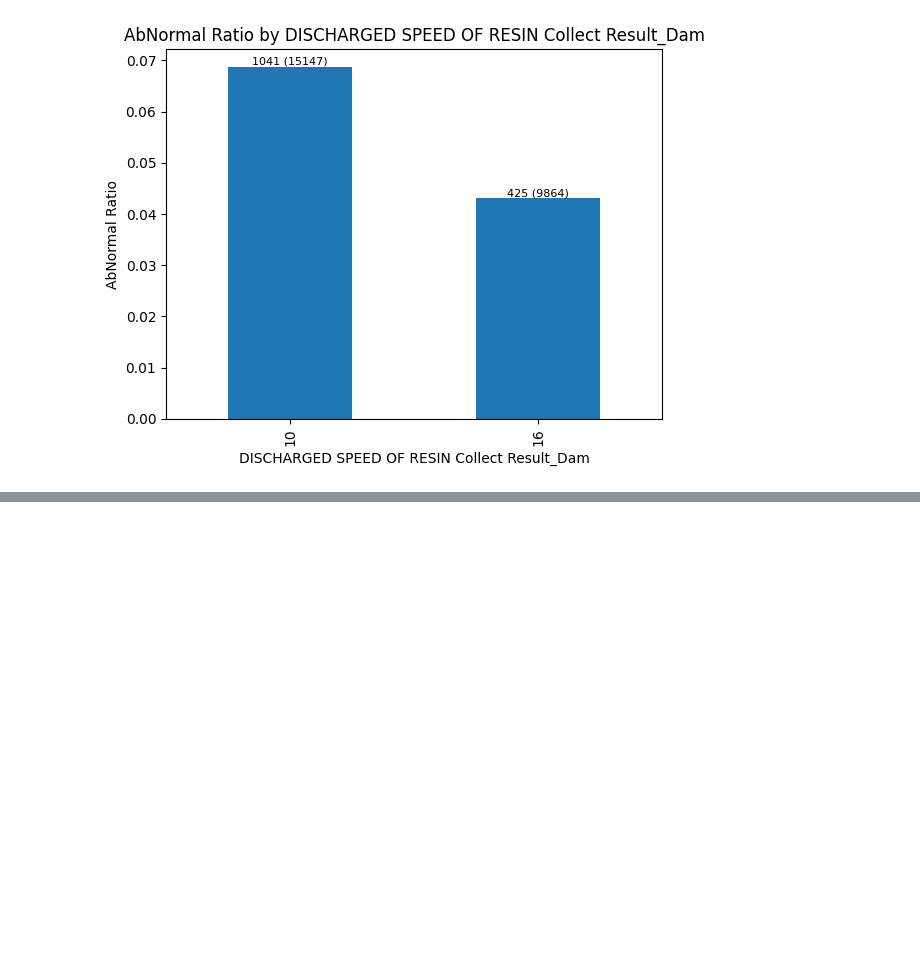
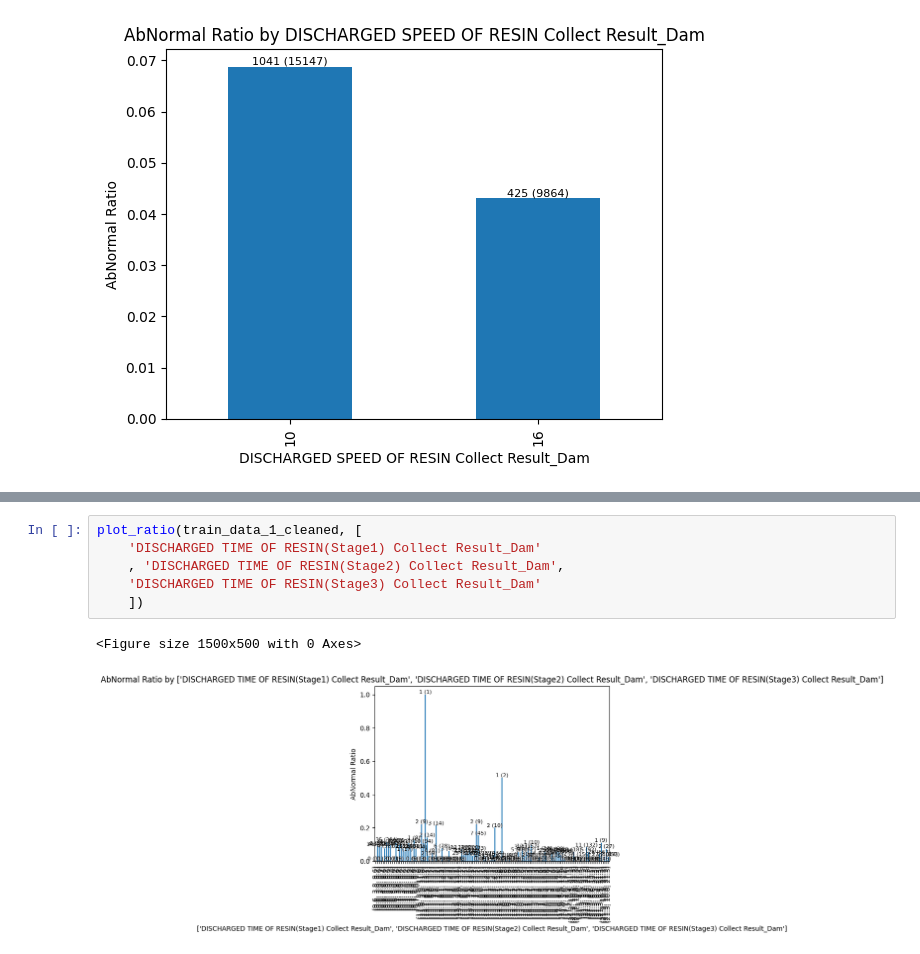
Before and after one commit to dyk9916/Lg_aimers5, a Jupyter notebook: code_log/dongyoung_code/EDA/0813_#1.ipynb, the cells around one changed output, grey strips where cells are left out. Drawn from its saved outputs; the diff is of its cells as text; blank space fills up the shorter version.

```diff
--- a/code_log/dongyoung_code/EDA/0813_#1.ipynb
+++ b/code_log/dongyoung_code/EDA/0813_#1.ipynb
@@ -395,0 +415,9 @@ plot_ratio(train_data, [
+# %%
+plot_ratio(train_data_1_cleaned, [
+    'DISCHARGED TIME OF RESIN(Stage1) Collect Result_Dam'
+    , 'DISCHARGED TIME OF RESIN(Stage2) Collect Result_Dam',
+    'DISCHARGED TIME OF RESIN(Stage3) Collect Result_Dam'
+    ])
+# %% [output]
+<Figure size 1500x500 with 0 Axes>
+[figure, added]
```
Also changed, not shown: parts of 8 cells of this notebook, 4 other files.
